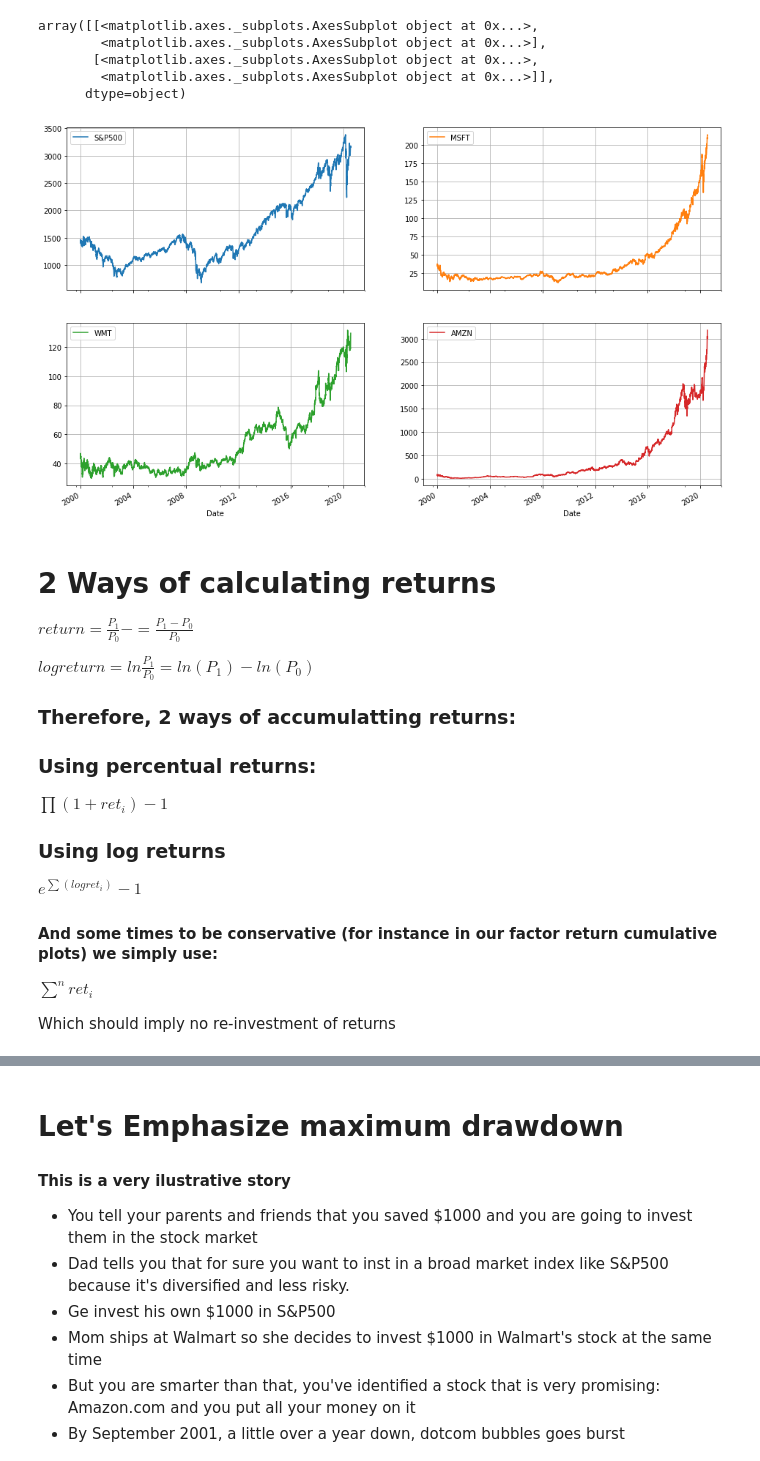
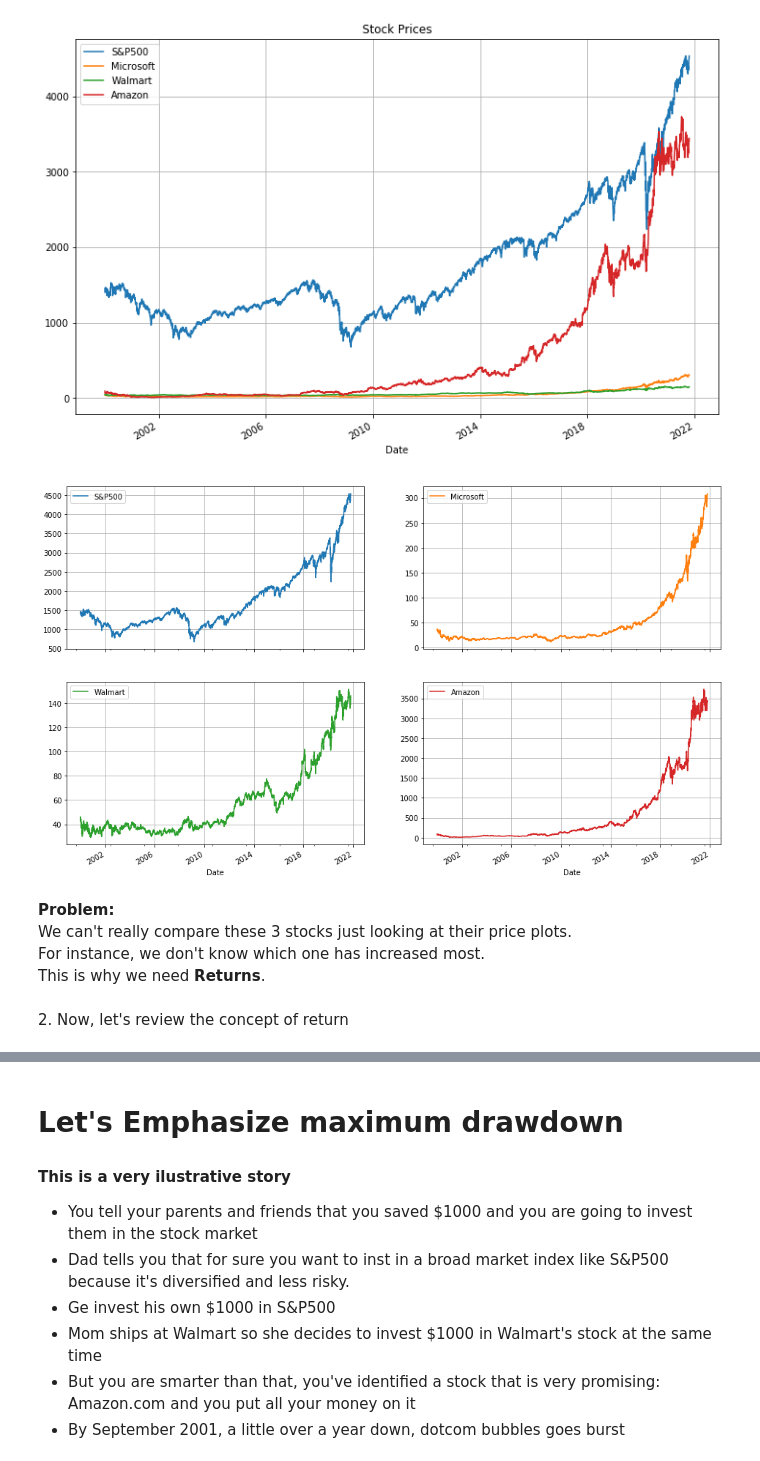
Before and after one commit to danthequant/stocks, a Jupyter notebook: port_mgmt.ipynb, the cells around one changed output, grey strips where cells are left out. Drawn from its saved outputs; the diff is of its cells as text; code cells hidden in the pictures.

```diff
--- a/port_mgmt.ipynb
+++ b/port_mgmt.ipynb
@@ -90,31 +79,15 @@ Data sample
+# %%
+stock_prices.plot(grid=True, figsize=(12,8), title='Stock Prices');
+# %% [output]
+[figure, added]
 # %%
-new_df.plot(subplots=True,layout=(2,2),grid=True,figsize=(16,10))
+stock_prices.plot(subplots=True,layout=(2,2),grid=True,figsize=(16,10));
 # %% [output]
-array([[<matplotlib.axes._subplots.AxesSubplot object at 0x...>,
-        <matplotlib.axes._subplots.AxesSubplot object at 0x...>],
-       [<matplotlib.axes._subplots.AxesSubplot object at 0x...>,
-        <matplotlib.axes._subplots.AxesSubplot object at 0x...>]],
-      dtype=object)
-[figure, old version]
+[figure, new version]
-# %% [markdown]
-# 2 Ways of calculating returns
-
-$ return = \frac{P_1}{P_0} - = \frac{P_1-P_0}{P_0} $
-
-$ logreturn = ln \frac{P_1}{P_0} = ln (P_1) - ln (P_0) $
-
-### Therefore, 2 ways of accumulatting returns:
-
-### Using percentual returns:
-
-$ \prod {(1 + ret_i)} - 1$
-
-### Using log returns
-
-$ e^ {\sum (logret_i)} - 1$
-
-#### And some times to be conservative (for instance in our factor return cumulative plots) we simply use:
-
-$ \sum^n { ret_i } $
-
-Which should imply no re-investment of returns
+# %% [markdown]
+<b> Problem: </b><br>
+We can't really compare these 3 stocks just looking at their price plots. <br>
+For instance, we don't know which one has increased most. <br>
+This is why we need <b>Returns</b>.
+# %% [markdown]
+<p> 2. Now, let's review the concept of return
```
Also changed, not shown: parts of 37 cells of this notebook.
